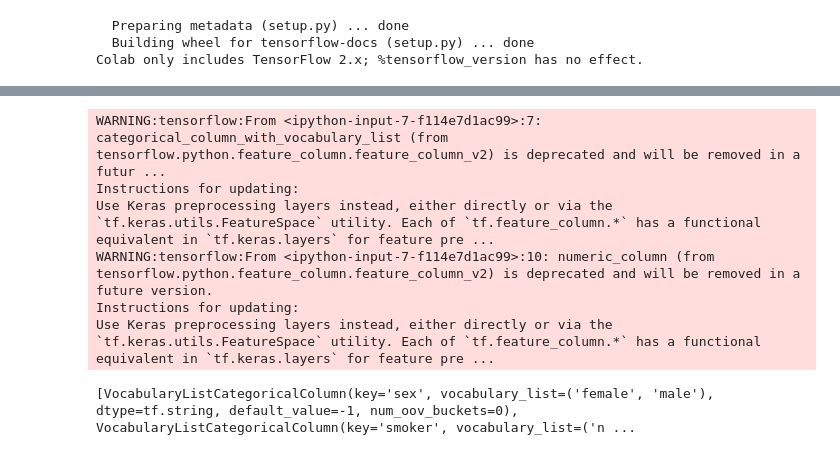
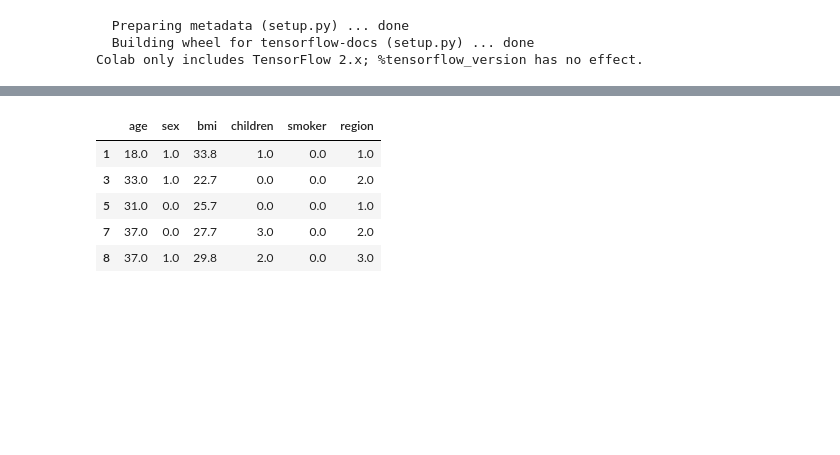
Before and after one commit to NimsW20/TensorFlow-Tutorial, a Jupyter notebook: Predict_Health_Costs.ipynb, the cells around one changed output, grey strips where cells are left out. Drawn from its saved outputs; the diff is of its cells as text; code cells hidden in the pictures; blank space fills up the shorter version.

```diff
--- a/Predict_Health_Costs.ipynb
+++ b/Predict_Health_Costs.ipynb
@@ -52,3 +51,11 @@ insurance.csv.1     100%[===================>]  49.09K  --.-KB/s    in 0.02s
 # %%
 dataset.isna().sum()
 dataset = dataset.dropna()
+# %%
+# Make sure to convert categorical data to numbers.
+dataset['sex'] = dataset['sex'].map({'female': 0, 'male': 1})
+dataset['smoker'] = dataset['smoker'].map({'no': 0, 'yes': 1})
+dataset['region'] = dataset['region'].map({'southwest': 0, 'southeast': 1, 'northwest': 2, 'northeast': 3})
+# %%
+#change datatype of all columns to float
+dataset = dataset.astype(float)
@@ -55,6 +71,7 @@ dataset = dataset.dropna()
 # %%
-train_dataset = dataset.sample(frac=0.8, random_state=0)
-test_dataset = dataset.drop(train_dataset.index)
+# Use 80% of the data as the train_dataset and 20% of the data as the test_dataset.
+test_dataset = dataset.sample(frac=0.2)
+train_dataset = dataset.drop(test_dataset.index)
 
 train_labels = train_dataset.pop('expenses')
 test_labels = test_dataset.pop('expenses')
@@ -67,32 +77,0 @@ print(normalizer.mean.numpy())
-# %%
-from sklearn.model_selection import train_test_split
-
-features = dataset.iloc[:, :-1]  # All columns except the last one
-labels = dataset.iloc[:, -1]  # The last column
-
-train_dataset = dataset.sample(frac=0.8, random_state=0)
-test_dataset = dataset.drop(train_dataset.index)
-
-train_labels = train_dataset.pop('expenses')
-test_labels = test_dataset.pop('expenses')
-# %%
-CATEGORICAL_COLUMNS = ['sex', 'smoker', 'region']
-NUMERIC_COLUMNS = ['age', 'bmi', 'children']
-
-feature_columns = []
-for feature_name in CATEGORICAL_COLUMNS:
-  vocabulary = train_dataset[feature_name].unique()  # gets a list of all unique values from given feature column
-  feature_columns.append(tf.feature_column.categorical_column_with_vocabulary_list(feature_name, vocabulary))
-
-for feature_name in NUMERIC_COLUMNS:
-  feature_columns.append(tf.feature_column.numeric_column(feature_name, dtype=tf.float32))
-
-print(feature_columns)
-# %% [output]
-WARNING:tensorflow:From <ipython-input-7-f114e7d1ac99>:7: categorical_column_with_vocabulary_list (from tensorflow.python.feature_column.feature_column_v2) is deprecated and will be removed in a futur ...
-Instructions for updating:
-Use Keras preprocessing layers instead, either directly or via the `tf.keras.utils.FeatureSpace` utility. Each of `tf.feature_column.*` has a functional equivalent in `tf.keras.layers` for feature pre ...
-WARNING:tensorflow:From <ipython-input-7-f114e7d1ac99>:10: numeric_column (from tensorflow.python.feature_column.feature_column_v2) is deprecated and will be removed in a future version.
-Instructions for updating:
-Use Keras preprocessing layers instead, either directly or via the `tf.keras.utils.FeatureSpace` utility. Each of `tf.feature_column.*` has a functional equivalent in `tf.keras.layers` for feature pre ...
-[VocabularyListCategoricalColumn(key='sex', vocabulary_list=('female', 'male'), dtype=tf.string, default_value=-1, num_oov_buckets=0), VocabularyListCategoricalColumn(key='smoker', vocabulary_list=('n ...
@@ -124,0 +78,9 @@ probs.plot(kind='hist', bins=20, title='predicted probabilities')
+# %%
+train_dataset.head()
+# %% [output]
+|  | age | sex | bmi | children | smoker | region |
+| 1 | 18.0 | 1.0 | 33.8 | 1.0 | 0.0 | 1.0 |
+| 3 | 33.0 | 1.0 | 22.7 | 0.0 | 0.0 | 2.0 |
+| 5 | 31.0 | 0.0 | 25.7 | 0.0 | 0.0 | 1.0 |
+| 7 | 37.0 | 0.0 | 27.7 | 3.0 | 0.0 | 2.0 |
+| 8 | 37.0 | 1.0 | 29.8 | 2.0 | 0.0 | 3.0 |
```
Also changed, not shown: parts of 12 cells of this notebook.
